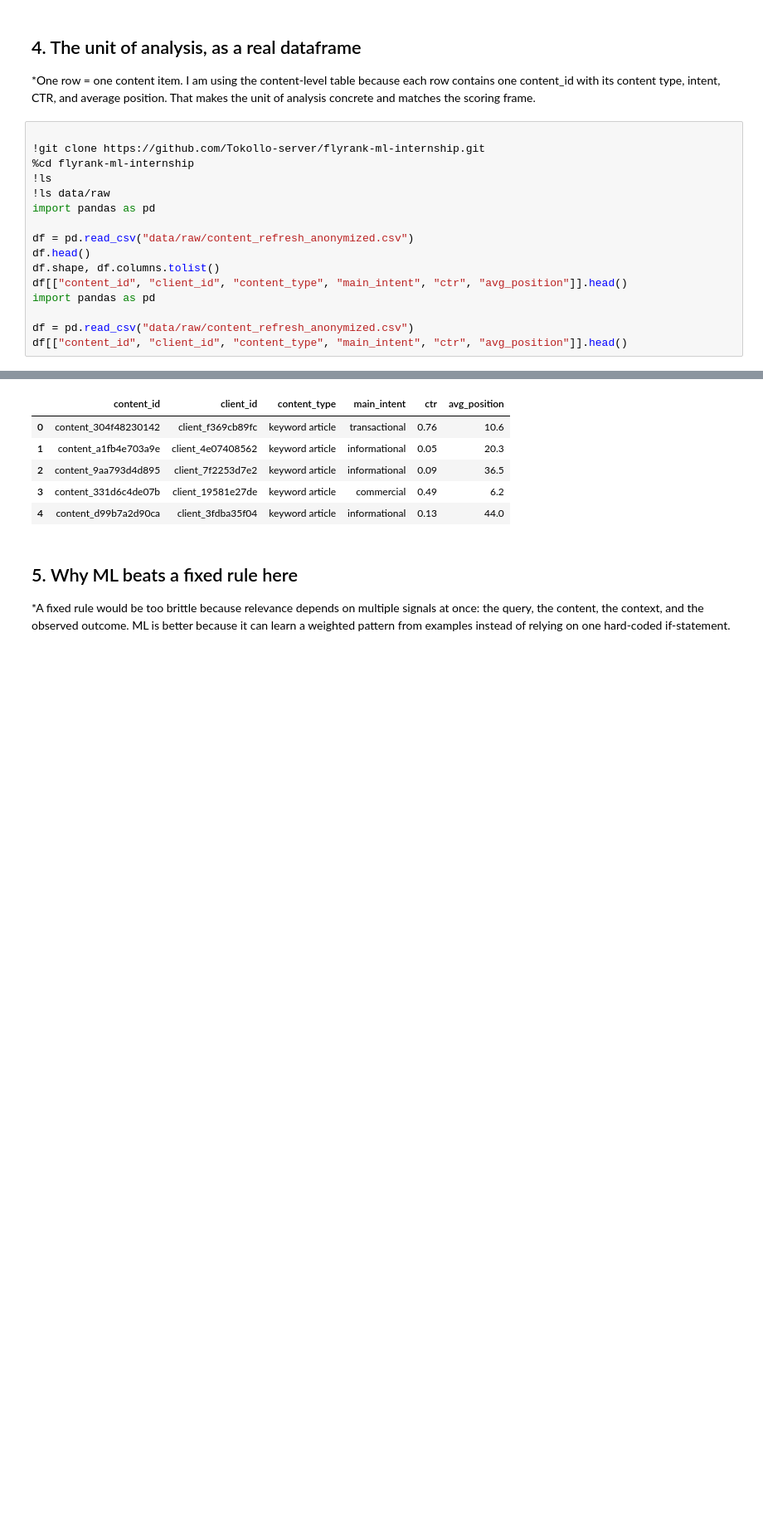
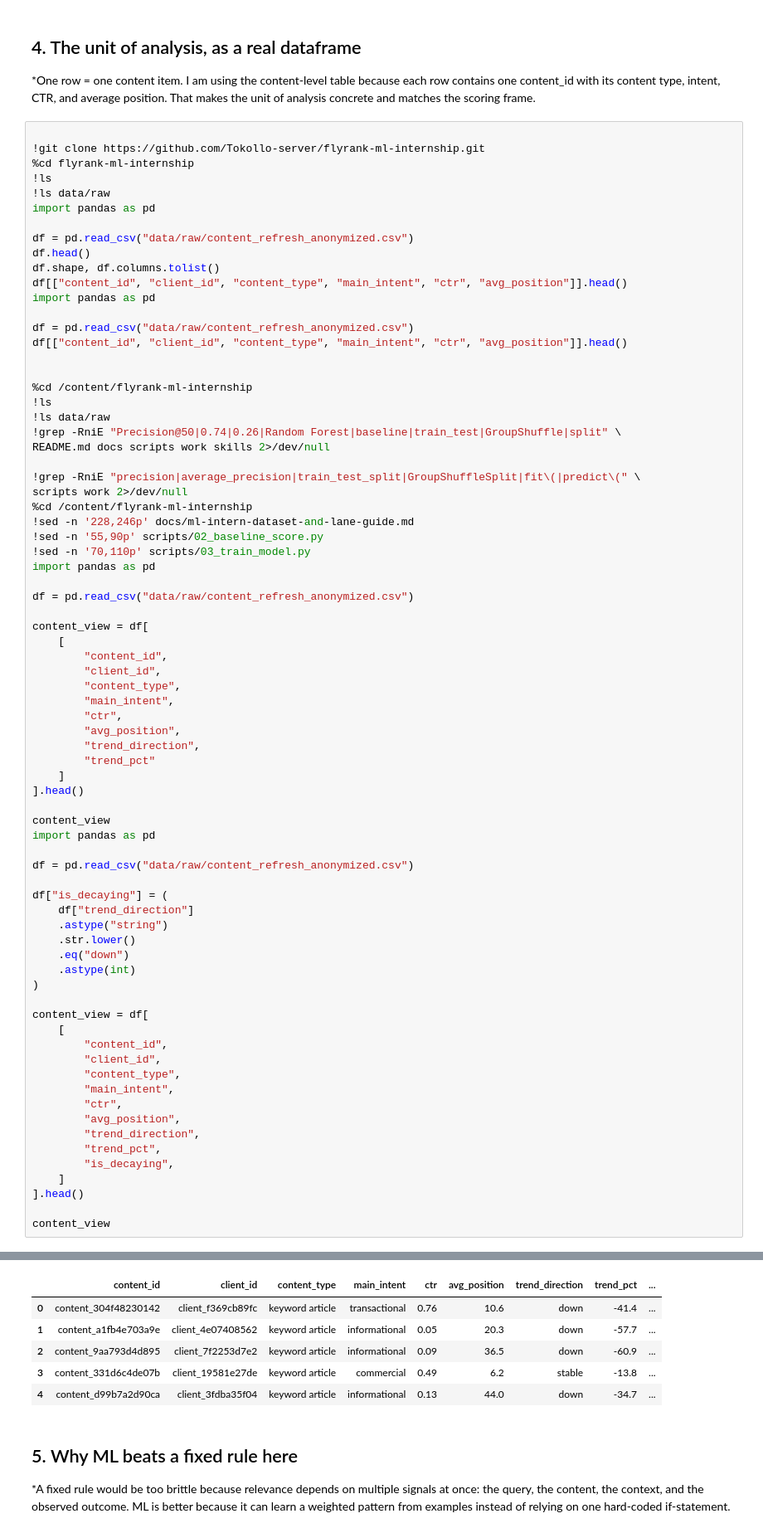
Before and after one commit to Tokollo-server/flyrank-ml-internship, a Jupyter notebook: work/notebooks/w02_ml_task_framing.ipynb, the cells around one changed output, grey strips where cells are left out. Shown at 83% size. Saved outputs shown, nothing was run; the diff lists cells and outputs as text; blank space fills up the shorter version.

```diff
--- a/work/notebooks/w02_ml_task_framing.ipynb
+++ b/work/notebooks/w02_ml_task_framing.ipynb
@@ -59,4 +59,63 @@ import pandas as pd
 
 df = pd.read_csv("data/raw/content_refresh_anonymized.csv")
 df[["content_id", "client_id", "content_type", "main_intent", "ctr", "avg_position"]].head()
+
+
+%cd /content/flyrank-ml-internship
+!ls
+!ls data/raw
+!grep -RniE "Precision@50|0.74|0.26|Random Forest|baseline|train_test|GroupShuffle|split" \
+README.md docs scripts work skills 2>/dev/null
+
+!grep -RniE "precision|average_precision|train_test_split|GroupShuffleSplit|fit\(|predict\(" \
+scripts work 2>/dev/null
+%cd /content/flyrank-ml-internship
+!sed -n '228,246p' docs/ml-intern-dataset-and-lane-guide.md
+!sed -n '55,90p' scripts/02_baseline_score.py
+!sed -n '70,110p' scripts/03_train_model.py
+import pandas as pd
+
+df = pd.read_csv("data/raw/content_refresh_anonymized.csv")
+
+content_view = df[
+    [
+        "content_id",
+        "client_id",
+        "content_type",
+        "main_intent",
+        "ctr",
+        "avg_position",
+        "trend_direction",
+        "trend_pct"
+    ]
+].head()
+
+content_view
+import pandas as pd
+
+df = pd.read_csv("data/raw/content_refresh_anonymized.csv")
+
+df["is_decaying"] = (
+    df["trend_direction"]
+    .astype("string")
+    .str.lower()
+    .eq("down")
+    .astype(int)
+)
+
+content_view = df[
+    [
+        "content_id",
+        "client_id",
+        "content_type",
+        "main_intent",
+        "ctr",
+        "avg_position",
+        "trend_direction",
+        "trend_pct",
+        "is_decaying",
+    ]
+].head()
+
+content_view
 # %% [output]
@@ -75,9 +139,9 @@ content_refresh_anonymized.csv
-|  | content_id | client_id | content_type | main_intent | ctr | avg_position |
-| 0 | content_304f48230142 | client_f369cb89fc | keyword article | transactional | 0.76 | 10.6 |
-| 1 | content_a1fb4e703a9e | client_4e07408562 | keyword article | informational | 0.05 | 20.3 |
-| 2 | content_9aa793d4d895 | client_7f2253d7e2 | keyword article | informational | 0.09 | 36.5 |
-| 3 | content_331d6c4de07b | client_19581e27de | keyword article | commercial | 0.49 | 6.2 |
-| 4 | content_d99b7a2d90ca | client_3fdba35f04 | keyword article | informational | 0.13 | 44.0 |
+|  | content_id | client_id | content_type | main_intent | ctr | avg_position | trend_direction | trend_pct | ... |
+| 0 | content_304f48230142 | client_f369cb89fc | keyword article | transactional | 0.76 | 10.6 | down | -41.4 | ... |
+| 1 | content_a1fb4e703a9e | client_4e07408562 | keyword article | informational | 0.05 | 20.3 | down | -57.7 | ... |
+| 2 | content_9aa793d4d895 | client_7f2253d7e2 | keyword article | informational | 0.09 | 36.5 | down | -60.9 | ... |
+| 3 | content_331d6c4de07b | client_19581e27de | keyword article | commercial | 0.49 | 6.2 | stable | -13.8 | ... |
+| 4 | content_d99b7a2d90ca | client_3fdba35f04 | keyword article | informational | 0.13 | 44.0 | down | -34.7 | ... |
 # %% [markdown]
 ## 5. Why ML beats a fixed rule here
 
```
Also changed, not shown: parts of 1 cell of this notebook.
